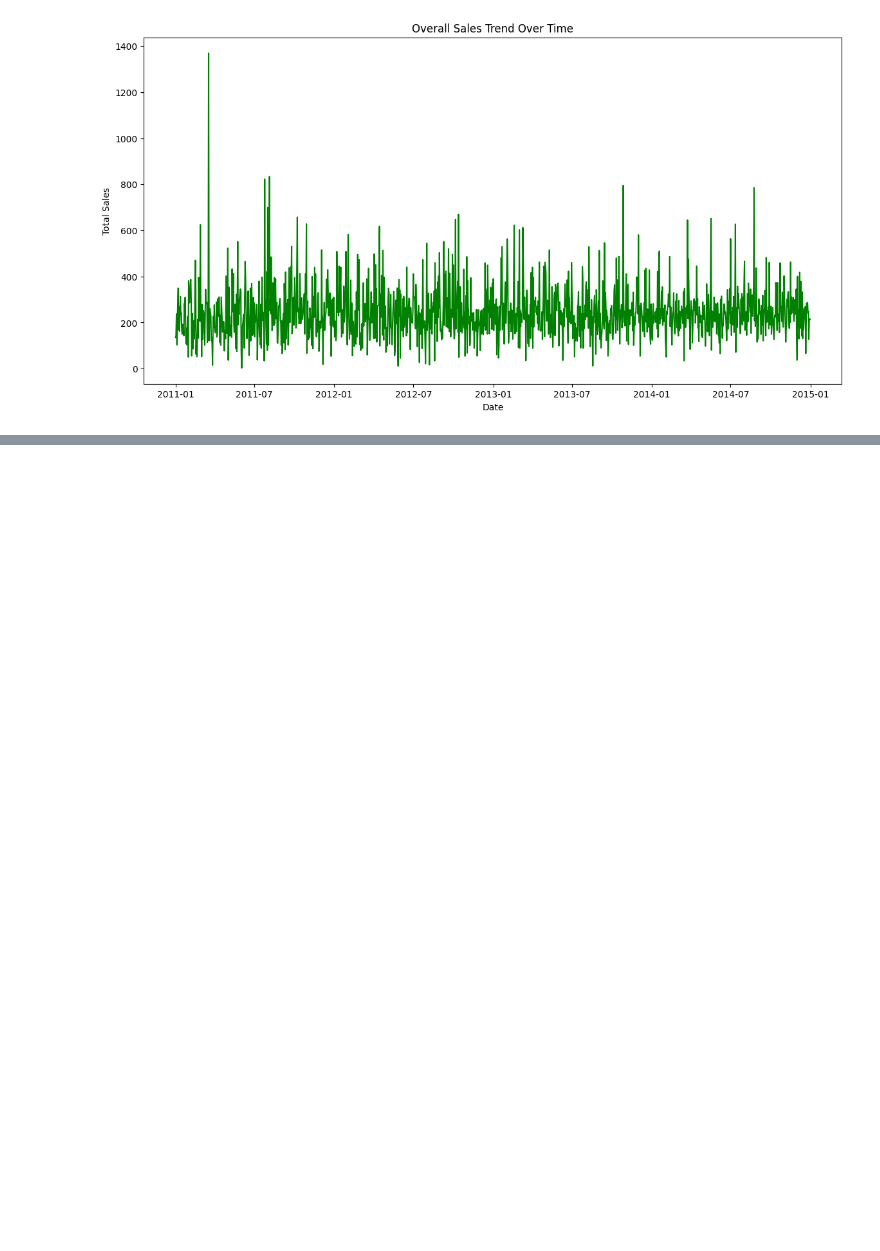
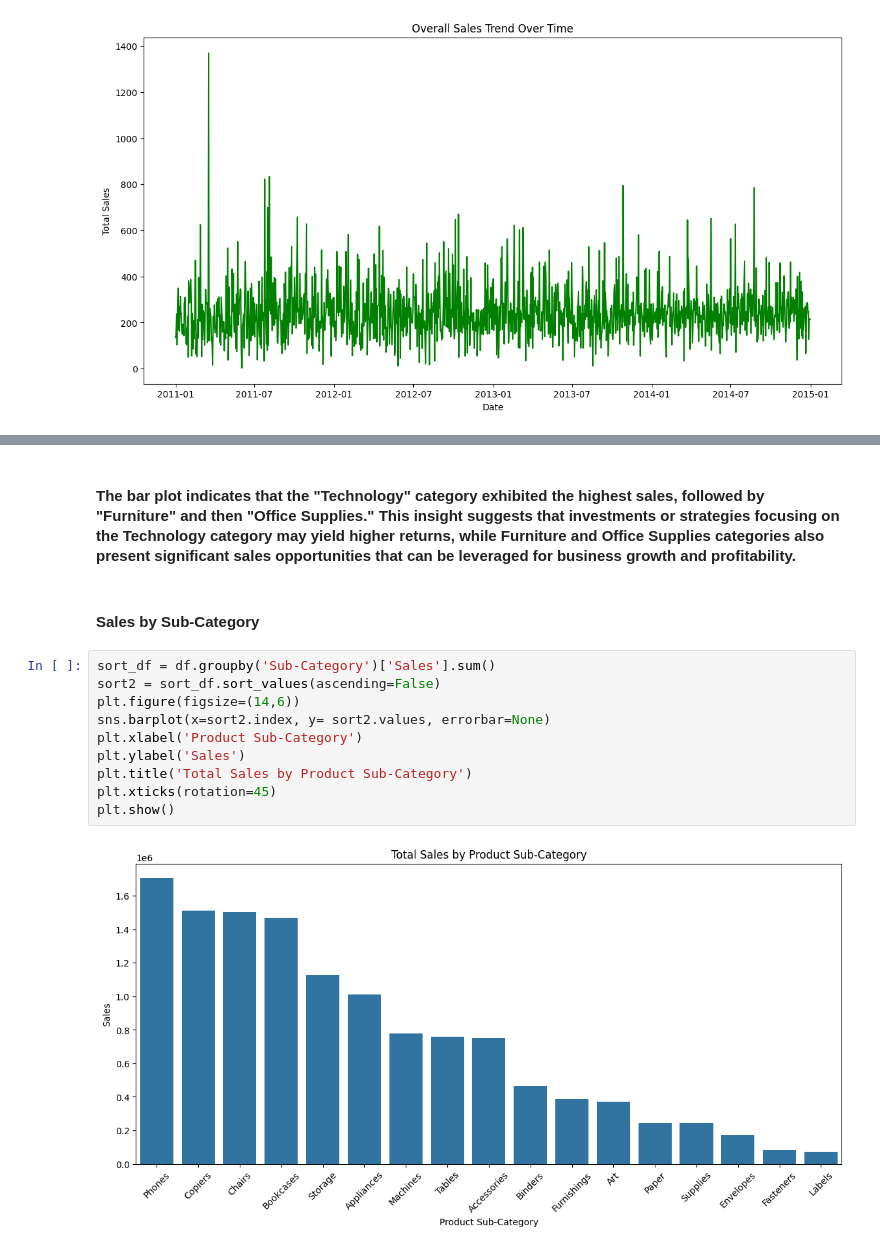
Before and after one commit to aaserwaa/Superstore-Sales-Data-Analysis, a Jupyter notebook: superstores.ipynb, the cells around one changed output, grey strips where cells are left out. Saved outputs shown, nothing was run; the diff lists cells and outputs as text; blank space fills up the shorter version.

```diff
--- a/superstores.ipynb
+++ b/superstores.ipynb
@@ -329,0 +353,16 @@ plt.show()
+# %% [markdown]
+#### The bar plot indicates that the "Technology" category exhibited the highest sales, followed by "Furniture" and then "Office Supplies." This insight suggests that investments or strategies focusing on the Technology category may yield higher returns, while Furniture and Office Supplies categories also present significant sales opportunities that can be leveraged for business growth and profitability.
+# %% [markdown]
+#### Sales by Sub-Category
+# %%
+sort_df = df.groupby('Sub-Category')['Sales'].sum()
+sort2 = sort_df.sort_values(ascending=False)
+plt.figure(figsize=(14,6))
+sns.barplot(x=sort2.index, y= sort2.values, errorbar=None)
+plt.xlabel('Product Sub-Category')
+plt.ylabel('Sales')
+plt.title('Total Sales by Product Sub-Category')
+plt.xticks(rotation=45)
+plt.show()
+# %% [output]
+[figure, added]
```
Also changed, not shown: parts of 72 cells of this notebook.
